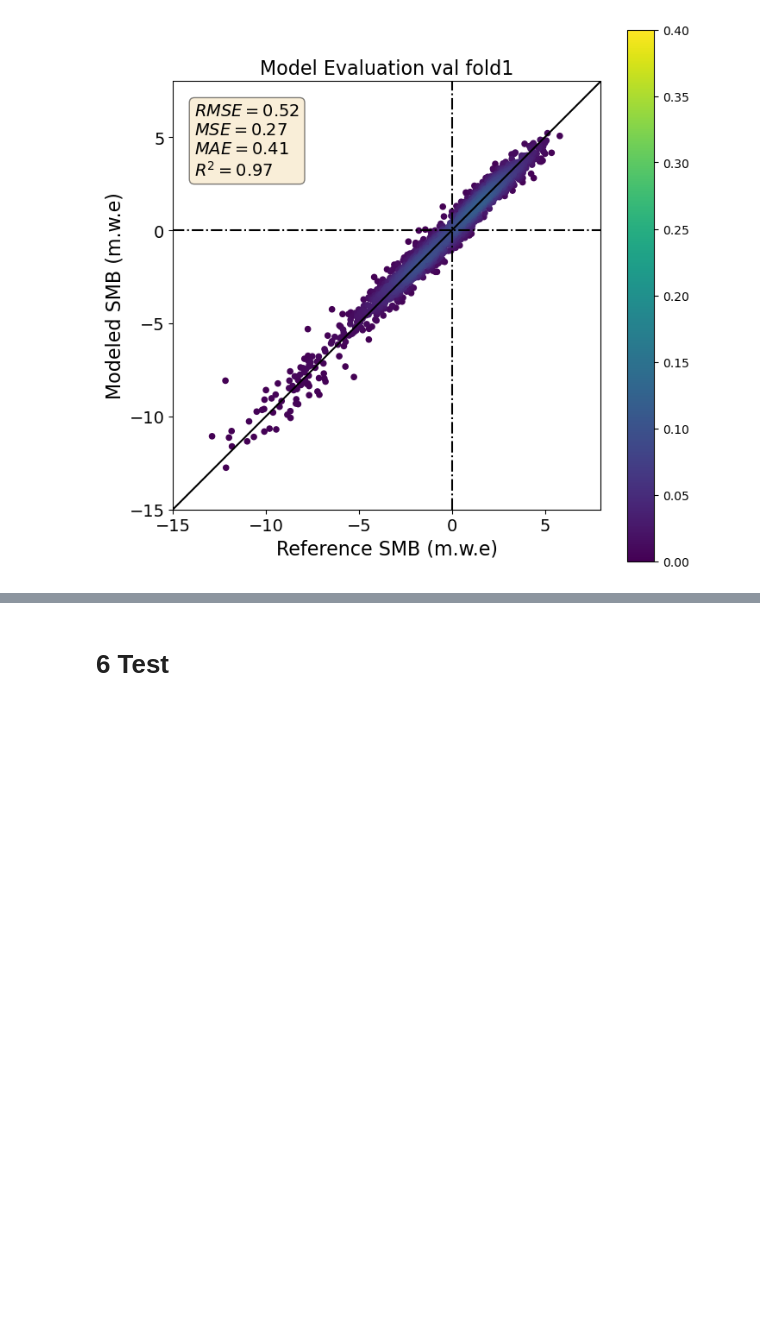
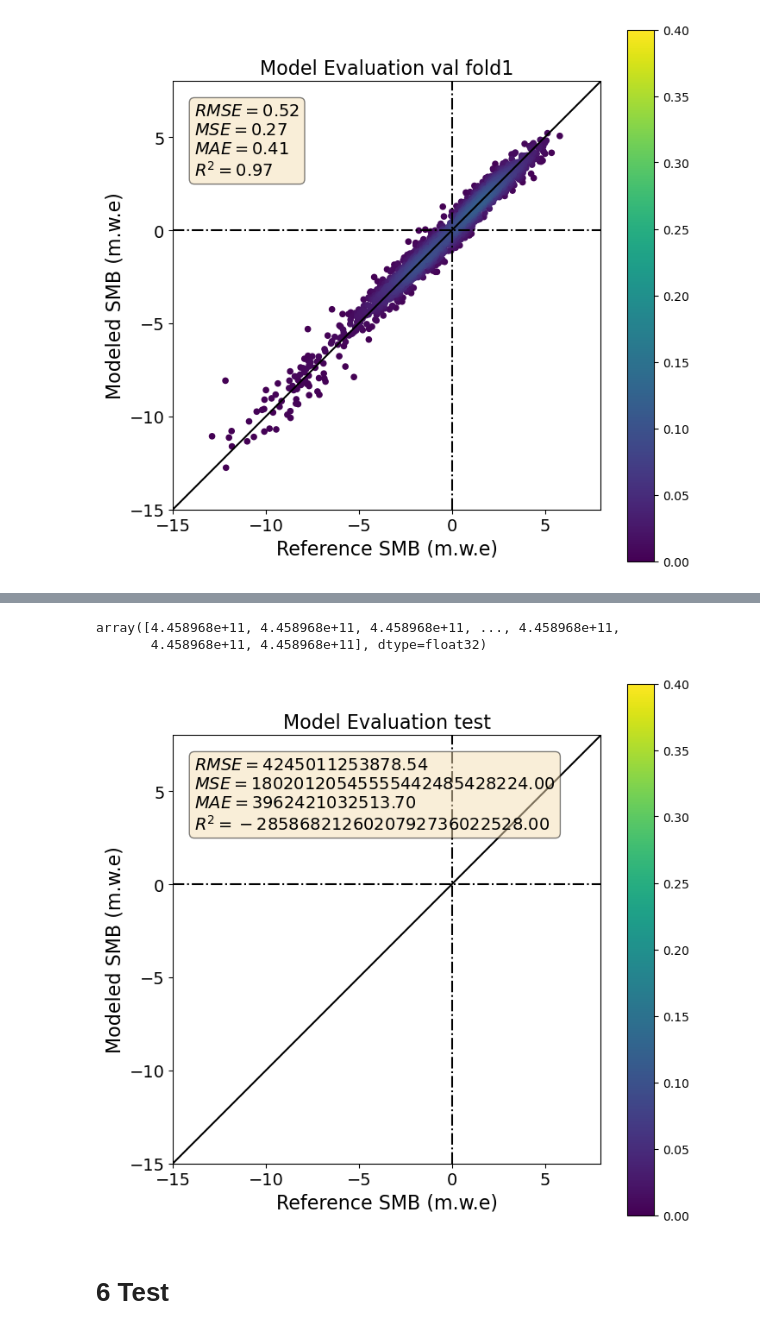
Before and after one commit to khsjursen/ML_MB_Norway, a Jupyter notebook: mb_model_custom_loss.ipynb, the cells around one changed output, grey strips where cells are left out. Saved outputs shown, nothing was run; the diff lists cells and outputs as text; code cells hidden in the pictures; blank space fills up the shorter version.

```diff
--- a/mb_model_custom_loss.ipynb
+++ b/mb_model_custom_loss.ipynb
@@ -1618,0 +1627,4 @@ plot_prediction(y_true_mean, y_pred_agg, data_type='val fold1')
+# %%
+# Load model
+loaded_model = CustomXGBRegressor()
+loaded_model.load_model('Models/Custom_loss/2024-06-14_19-29-23/custom_loss_best_model.bin')
@@ -1619,3 +1652,18 @@ plot_prediction(y_true_mean, y_pred_agg, data_type='val fold1')
+# %%
+test_pred = loaded_model.predict(X_test)
+# %%
+test_pred
+# %% [output]
+array([4.458968e+11, 4.458968e+11, 4.458968e+11, ..., 4.458968e+11,
+       4.458968e+11, 4.458968e+11], dtype=float32)
+# %%
+# Get test true values and predictions
+y_test_mean, y_test_pred_agg = get_ytrue_y_pred_agg(y_test,test_pred,X_test)
+# %%
+# Plot predictions vs true values for test
+plot_prediction(y_test_mean, y_test_pred_agg, data_type='test')
+# %% [output]
+[figure, added]
 # %% [markdown]
 # 6 Test
 # %%
```
Also changed, not shown: parts of 5 cells of this notebook.
